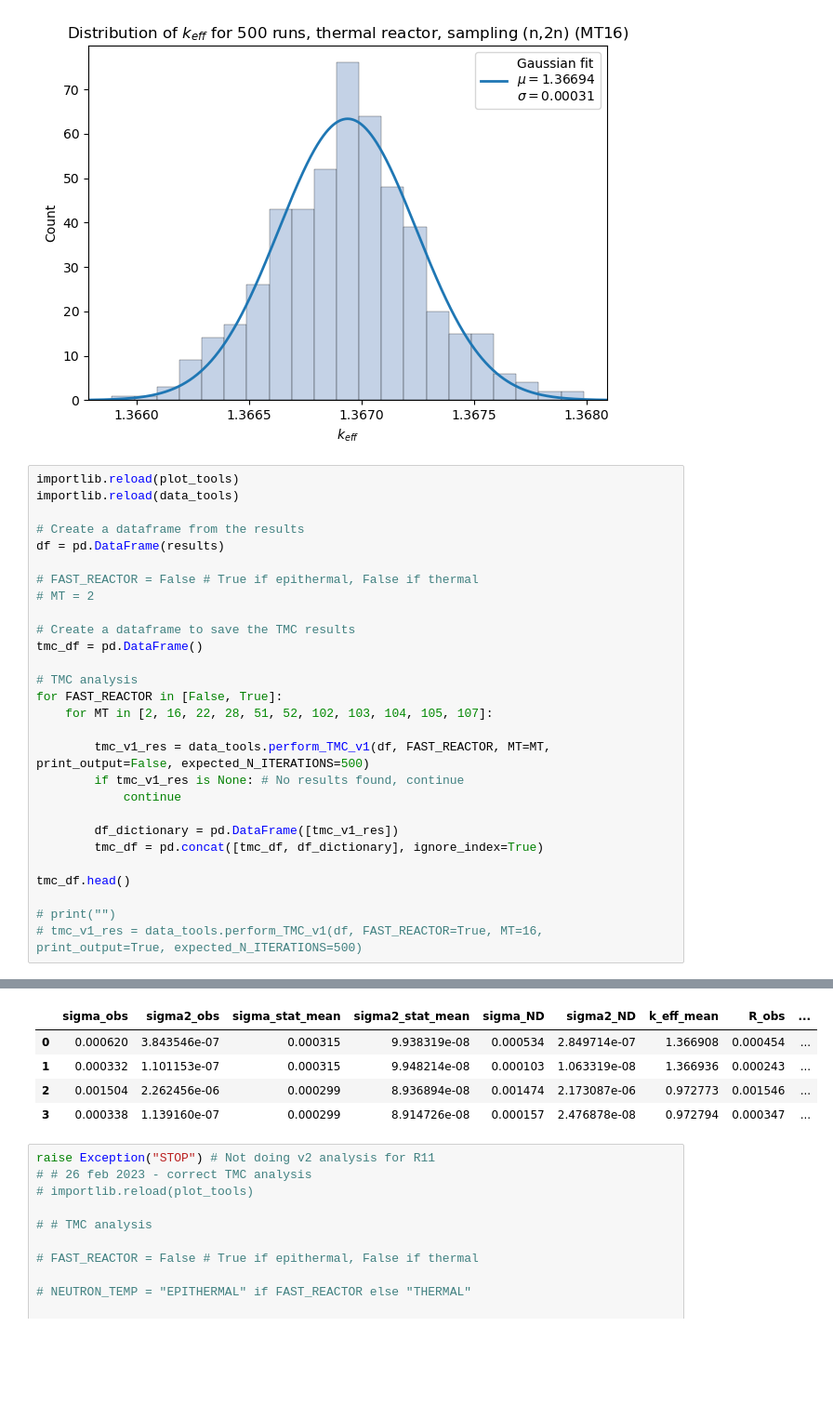
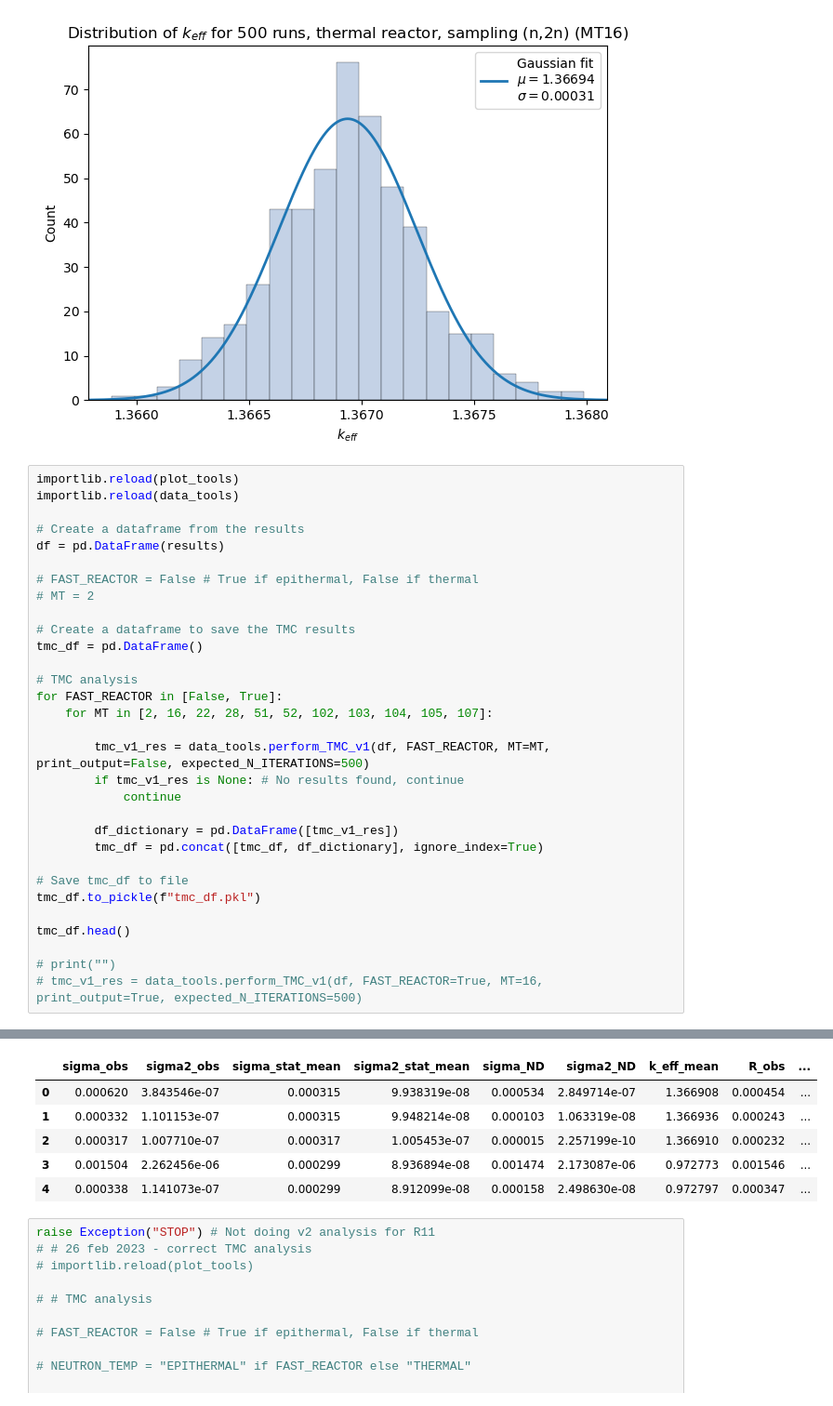
Before and after one commit to Kladdy/master-project, a Jupyter notebook: analysis/runs/R11/plotting/plot.ipynb, the cells around one changed output, grey strips where cells are left out. Shown at 93% size. Cells and saved outputs as stored; diff of their text form; blank space fills up the shorter version.

```diff
--- a/analysis/runs/R11/plotting/plot.ipynb
+++ b/analysis/runs/R11/plotting/plot.ipynb
@@ -120,6 +120,9 @@ for FAST_REACTOR in [False, True]:
         df_dictionary = pd.DataFrame([tmc_v1_res])
         tmc_df = pd.concat([tmc_df, df_dictionary], ignore_index=True)
 
+# Save tmc_df to file
+tmc_df.to_pickle(f"tmc_df.pkl")
+
 tmc_df.head()
 
 # print("")
@@ -138,17 +140,18 @@ WARNING: Expected 500 iterations, but found 445 for EPITHERMAL (n,2n) (MT16)
 No data for EPITHERMAL, (n,na) (MT22)
 No data for EPITHERMAL, (n,np) (MT28)
 No data for EPITHERMAL, (n,n1) (MT51)
 No data for EPITHERMAL, (n,n2) (MT52)
 No data for EPITHERMAL, (n,$\gamma$) (MT102)
 No data for EPITHERMAL, (n,p) (MT103)
 No data for EPITHERMAL, (n,d) (MT104)
 No data for EPITHERMAL, (n,t) (MT105)
 No data for EPITHERMAL, (n,a) (MT107)
 |  | sigma_obs | sigma2_obs | sigma_stat_mean | sigma2_stat_mean | sigma_ND | sigma2_ND | k_eff_mean | R_obs | ... |
 | 0 | 0.000620 | 3.843546e-07 | 0.000315 | 9.938319e-08 | 0.000534 | 2.849714e-07 | 1.366908 | 0.000454 | ... |
 | 1 | 0.000332 | 1.101153e-07 | 0.000315 | 9.948214e-08 | 0.000103 | 1.063319e-08 | 1.366936 | 0.000243 | ... |
-| 2 | 0.001504 | 2.262456e-06 | 0.000299 | 8.936894e-08 | 0.001474 | 2.173087e-06 | 0.972773 | 0.001546 | ... |
-| 3 | 0.000338 | 1.139160e-07 | 0.000299 | 8.914726e-08 | 0.000157 | 2.476878e-08 | 0.972794 | 0.000347 | ... |
+| 2 | 0.000317 | 1.007710e-07 | 0.000317 | 1.005453e-07 | 0.000015 | 2.257199e-10 | 1.366910 | 0.000232 | ... |
+| 3 | 0.001504 | 2.262456e-06 | 0.000299 | 8.936894e-08 | 0.001474 | 2.173087e-06 | 0.972773 | 0.001546 | ... |
+| 4 | 0.000338 | 1.141073e-07 | 0.000299 | 8.912099e-08 | 0.000158 | 2.498630e-08 | 0.972797 | 0.000347 | ... |
 # %%
 raise Exception("STOP") # Not doing v2 analysis for R11
 # # 26 feb 2023 - correct TMC analysis
```
Also changed, not shown: parts of 2 cells of this notebook, 3 other files.
